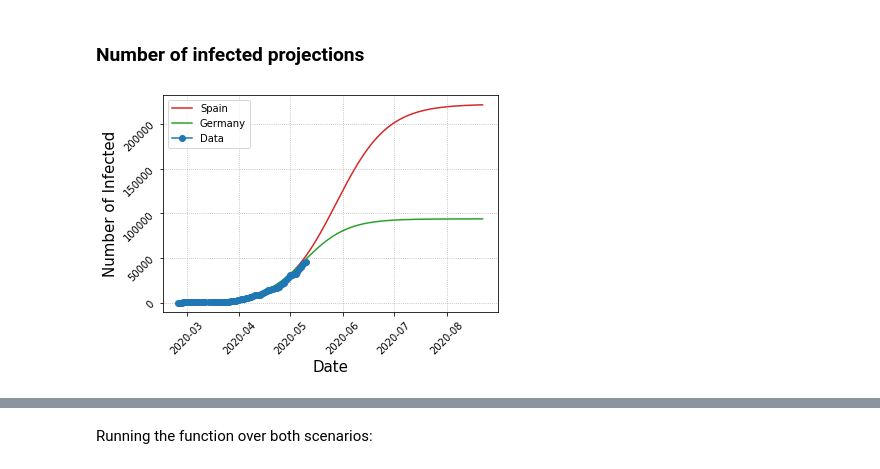
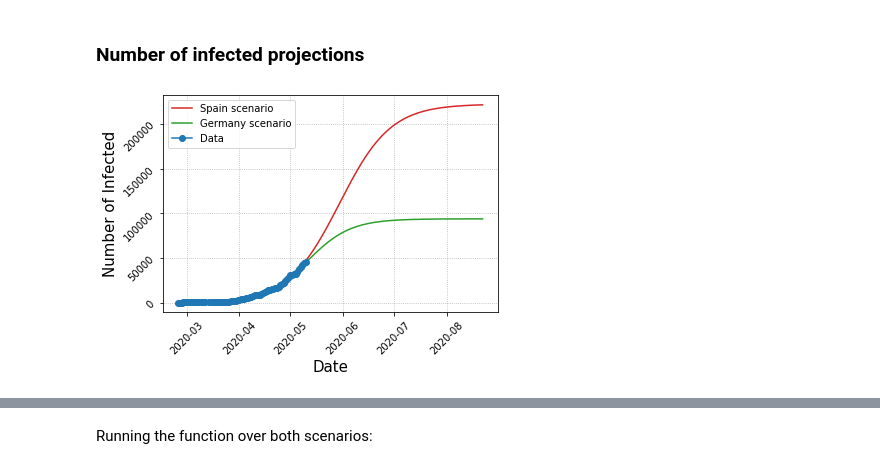
Before and after one commit to rodsveiga/ICU_demand, a Jupyter notebook: sampler.ipynb, the cells around one changed output, grey strips where cells are left out. Saved outputs shown, nothing was run; the diff lists cells and outputs as text; code cells hidden in the pictures.

```diff
--- a/sampler.ipynb
+++ b/sampler.ipynb
@@ -52,3 +55,9 @@ today = df_I.index[-1] + timedelta(days=1)
+# %%
+start = df_I.index[0]
+end = df_I.index[-1]
+time_I = pd.date_range(start, end, freq='D')
+
+shift_NaN = np.abs( len(time_I) - len(df_I.index) )
 # %%
 fig, ax = plt.subplots()
 ax.plot(df_I, 'o-', color= 'C0')
@@ -189,37 +252,58 @@ plt.show()
 # %% [markdown]
 ### Number of infected projections
 # %%
-def sigmoid(t, t0, alpha, n_star):
-    return n_star / (1. + np.exp(-alpha*(t-t0)))
+def sigmoid(t, t0, alpha, n_star, shift_NaN= 0):
+    return n_star / (1. + np.exp(-alpha*(t - t0 - shift_NaN)))
 # %%
 X__ = np.arange(0, 180)
 
 start = df_I.index[0]
 end = pd.to_datetime(start, format='%Y/%m/%d') + pd.DateOffset(days= len(X__) - 1)
 time = pd.date_range(start, end, freq='D')
 
-n1 = sigmoid(X__, t0= -model1.intercept_[0] / model1.coef_[0][0], alpha= -model1.coef_[0][0], n_star= n_star1)
-n2 = sigmoid(X__, t0= -model2.intercept_[0] / model2.coef_[0][0], alpha= -model2.coef_[0][0], n_star= n_star2)
+n1 = sigmoid(X__,
+             t0= -model1.intercept_[0] / model1.coef_[0][0],
+             alpha= -model1.coef_[0][0],
+             n_star= n_star1,
+             shift_NaN= shift_NaN)
+
+n2 = sigmoid(X__,
+             t0= -model2.intercept_[0] / model2.coef_[0][0],
+             alpha= -model2.coef_[0][0],
+             n_star= n_star2,
+             shift_NaN= shift_NaN)
 
 
 fig, ax = plt.subplots()
 
 ax.plot(time,
-        sigmoid(X__, t0= -model1.intercept_[0] / model1.coef_[0][0], alpha= -model1.coef_[0][0], n_star= n_star1),
-        color= 'C3', label= country1)
+        sigmoid(X__,
+                t0= -model1.intercept_[0] / model1.coef_[0][0],
+                alpha= -model1.coef_[0][0],
+                n_star= n_star1,
+                shift_NaN= shift_NaN),
+        color= 'C3', label= country1 + ' scenario')
 
 
 ax.plot(time,
-        sigmoid(X__, t0= -model2.intercept_[0] / model2.coef_[0][0], alpha= -model2.coef_[0][0], n_star= n_star2),
-        color= 'C2', label= country2)
+        sigmoid(X__,
+                t0= -model2.intercept_[0] / model2.coef_[0][0],
+                alpha= -model2.coef_[0][0],
+                n_star= n_star2,
+                shift_NaN= shift_NaN),
+        color= 'C2', label= country2 + ' scenario')
 
 ax.plot(df_I.index, np.array(S * df_I['confirmed']), 'o-', color= 'C0', label= 'Data')
 
 ax.grid(linestyle=':')
 ax.set_xlabel('Date', fontsize= 15)
 ax.set_ylabel('Number of Infected', fontsize= 15)
 ax.tick_params(labelrotation= 45)
 ax.legend()
+
+#filename = 'results/figures/FIGURE_FITs_I_' + state_or_city + '_' + name
+#plt.savefig(filename + '.pdf', bbox_inches='tight')
+
 plt.show()
 # %% [output]
-[figure, old version]
+[figure, new version]
```
Also changed, not shown: parts of 35 cells of this notebook, 26 other files.
